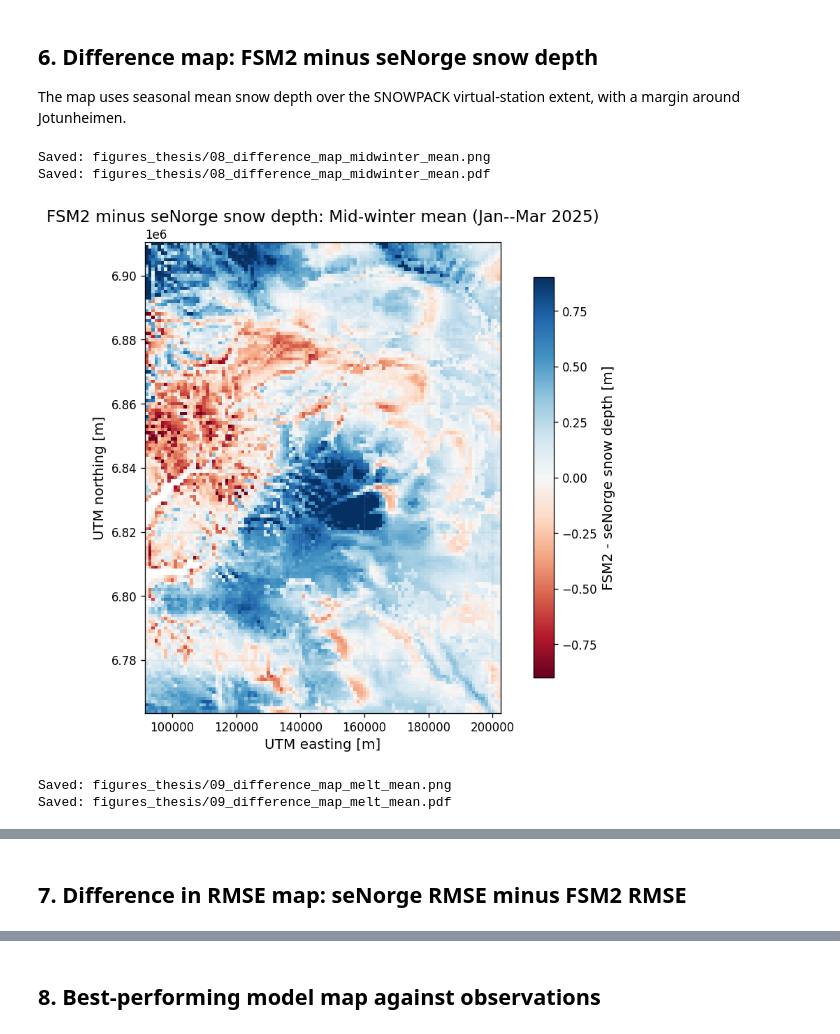
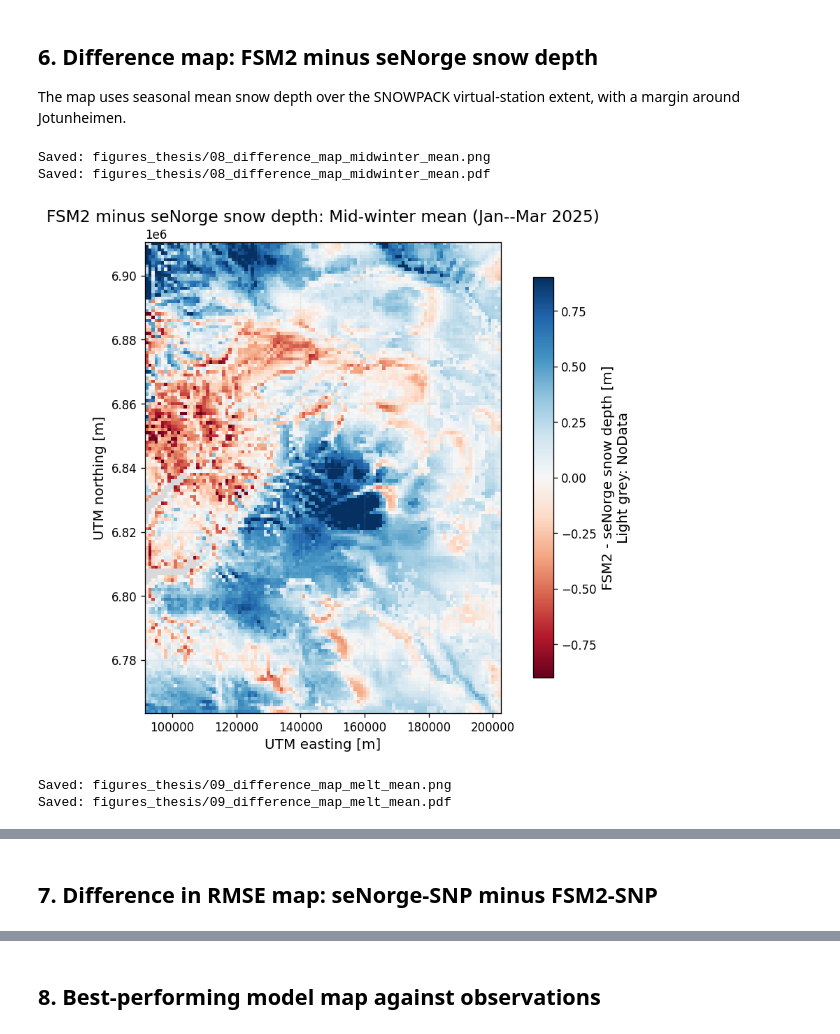
Before and after one commit to malenekilli/master-snow-models, a Jupyter notebook: notebooks/16_thesis_result_plots.ipynb, the cells around one changed output, grey strips where cells are left out. Drawn from its saved outputs; the diff is of its cells as text; code cells hidden in the pictures.

```diff
--- a/notebooks/16_thesis_result_plots.ipynb
+++ b/notebooks/16_thesis_result_plots.ipynb
@@ -44,6 +44,12 @@ MODEL_MARKERS = {
     "seNorge": "s",
     "SNOWPACK": "^",
 }
+NODATA_COLOR = '#d9d9d9'
+
+def cmap_with_nodata(name, nodata_color=NODATA_COLOR):
+    cmap = plt.get_cmap(name).copy()
+    cmap.set_bad(nodata_color)
+    return cmap
 
 
 def save_figure(fig, name):
@@ -293,13 +300,13 @@ for offset, model in zip([-width / 2, width / 2], models):
         color=MODEL_COLORS[model],
         edgecolor="black",
         linewidth=0.5,
-        label=model,
+        label=f"{model}-SNP",
     )
 
 ax.set_xticks(x)
 ax.set_xticklabels(season_labels_short)
-ax.set_ylabel("RMSE relative to SNOWPACK [m]")
-ax.set_title("Seasonal RMSE comparison")
+ax.set_ylabel("RMSE relative to SNP [m]")
+ax.set_title("Seasonal RMSE comparison: FSM2-SNP and seNorge-SNP")
 ax.grid(True, axis="y", alpha=0.25)
 ax.legend(framealpha=0.95)
 fig.tight_layout()
@@ -326,35 +333,36 @@ fsm_ds = xr.open_dataset(PROCESSED / "fsm2_sd_all.nc")
 senorge_ds = xr.open_dataset(PROCESSED / "senorge_all.nc")
 
 fsm_sd = fsm_ds["snow_depth"] / 1000.0
 senorge_sd = senorge_ds["snow_depth"] / 100.0
 fsm_sub = subset_to_snowpack_extent(fsm_sd, snowpack_ds)
 senorge_sub = subset_to_snowpack_extent(senorge_sd, snowpack_ds)
 
 map_periods = {
     "Mid-winter mean (Jan--Mar 2025)": ("2025-01-01", "2025-03-31", "08_difference_map_midwinter_mean"),
     "Melt season mean (Apr--May 2025)": ("2025-04-01", "2025-05-31", "09_difference_map_melt_mean"),
 }
 
 for title, (start, end, filename) in map_periods.items():
     diff = (fsm_sub.sel(time=slice(start, end)).mean("time") - senorge_sub.sel(time=slice(start, end)).mean("time")).load()
     vmax = float(np.nanpercentile(np.abs(diff.values), 98))
     norm = TwoSlopeNorm(vmin=-vmax, vcenter=0.0, vmax=vmax)
 
     fig, ax = plt.subplots(figsize=(8.2, 6.8))
-    mesh = ax.pcolormesh(diff["x"], diff["y"], diff, cmap="RdBu", norm=norm, shading="auto")
+    ax.set_facecolor(NODATA_COLOR)
+    mesh = ax.pcolormesh(diff["x"], diff["y"], diff, cmap=cmap_with_nodata("RdBu"), norm=norm, shading="auto")
     cbar = fig.colorbar(mesh, ax=ax, shrink=0.85)
-    cbar.set_label("FSM2 - seNorge snow depth [m]")
+    cbar.set_label("FSM2 - seNorge snow depth [m]\nLight grey: NoData")
     ax.set_title(f"FSM2 minus seNorge snow depth: {title}")
     ax.set_xlabel("UTM easting [m]")
     ax.set_ylabel("UTM northing [m]")
     ax.set_aspect("equal")
     ax.grid(True, alpha=0.15)
     fig.tight_layout()
     save_figure(fig, filename)
     plt.show()
 # %% [output]
 Saved: figures_thesis/08_difference_map_midwinter_mean.png
 Saved: figures_thesis/08_difference_map_midwinter_mean.pdf
-[figure, old version]
+[figure, new version]
 Saved: figures_thesis/09_difference_map_melt_mean.png
 Saved: figures_thesis/09_difference_map_melt_mean.pdf
@@ -362,5 +370,5 @@ Saved: figures_thesis/09_difference_map_melt_mean.pdf
 # %% [markdown]
-## 7. Difference in RMSE map: seNorge RMSE minus FSM2 RMSE
+## 7. Difference in RMSE map: seNorge-SNP minus FSM2-SNP
 # %%
 sp_ref = sp_ref.copy()
 sp_ref["rmse_diff_senorge_minus_fsm2"] = sp_ref["rmse_senorge"] - sp_ref["rmse_fsm"]
```
Also changed, not shown: parts of 6 cells of this notebook, 10 other files.
